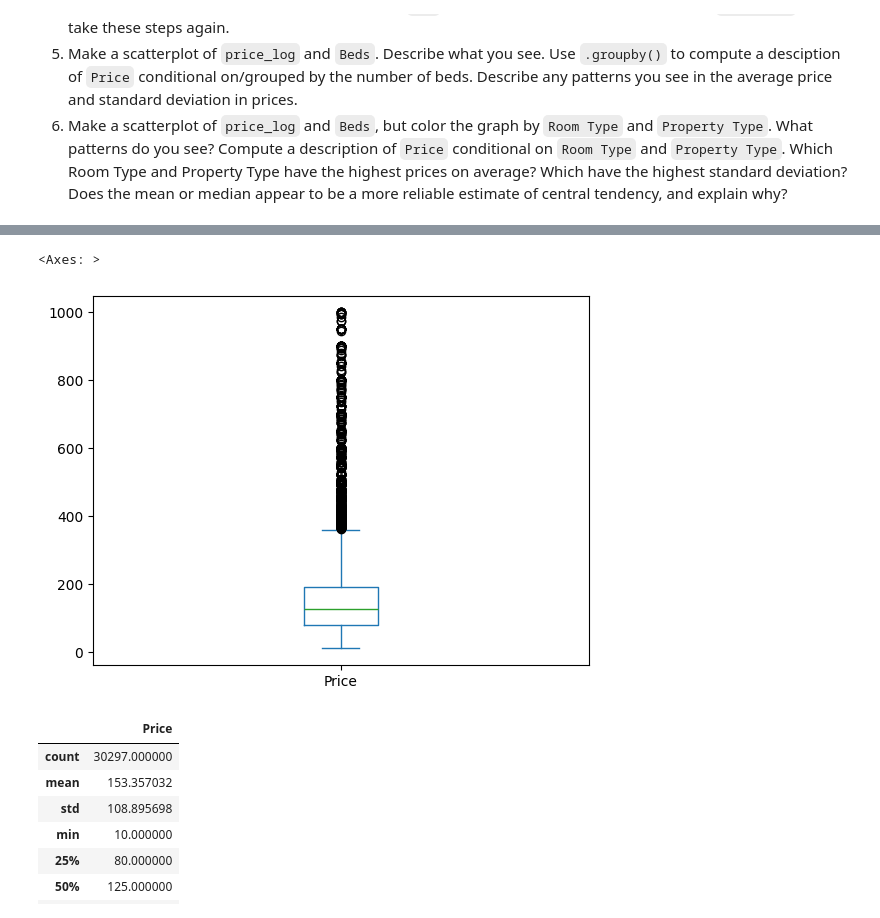
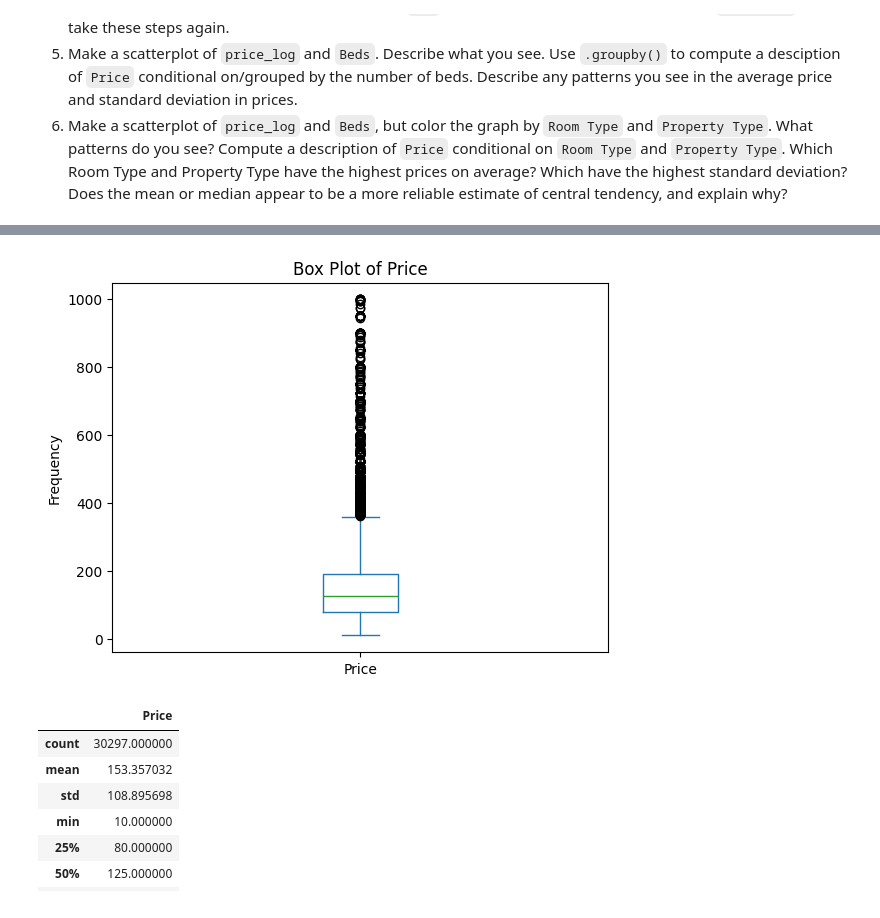
Before and after one commit to Harryshield14/eda_assignment, a Jupyter notebook: assignment.ipynb, the cells around one changed output, grey strips where cells are left out. Saved outputs shown, nothing was run; the diff lists cells and outputs as text; code cells hidden in the pictures.

```diff
--- a/assignment.ipynb
+++ b/assignment.ipynb
@@ -42,7 +42,7 @@ import numpy as np
 import matplotlib.pyplot as plt
 import seaborn as sns
 
-df = pd.read_csv('/content/drive/MyDrive/DS 3001 (1)/airbnb_hw.csv')
+df = pd.read_csv('/content/drive/MyDrive/DS 3001/airbnb_hw.csv')
 df_clean = df.copy()
 df_clean.head() #There are 13 variables, in a variety of different topics that talk about the airbnb listings
 len(df_clean) #There are 30478 entries into this csv
@@ -51,4 +51,8 @@ pd.crosstab(df_clean['Room Type'], df_clean['Property Type']) #Private rooms are
 
 df_clean['Price'] = pd.to_numeric(df_clean['Price'], errors='coerce')
 df_clean['Price'].hist(bins = 25, grid = False)
+plt.xlabel('Price')
+plt.ylabel('Frequency')
+plt.title('Histogram of Price')
+plt.show()
 # %% [output]
@@ -62,8 +69,10 @@ df_clean['Price'].plot.density() #The data is poorly scaled and does not provide
 # %%
 df_clean['Price'].plot.box() #From this plot we can determine there are a lot of outliers within this data set
+plt.ylabel('Frequency')
+plt.title('Box Plot of Price')
+plt.show()
 # %% [output]
-<Axes: >
-[figure, old version]
+[figure, new version]
 # %%
 df_clean['Price'].describe()
 # %% [output]
```
Also changed, not shown: parts of 10 cells of this notebook.
